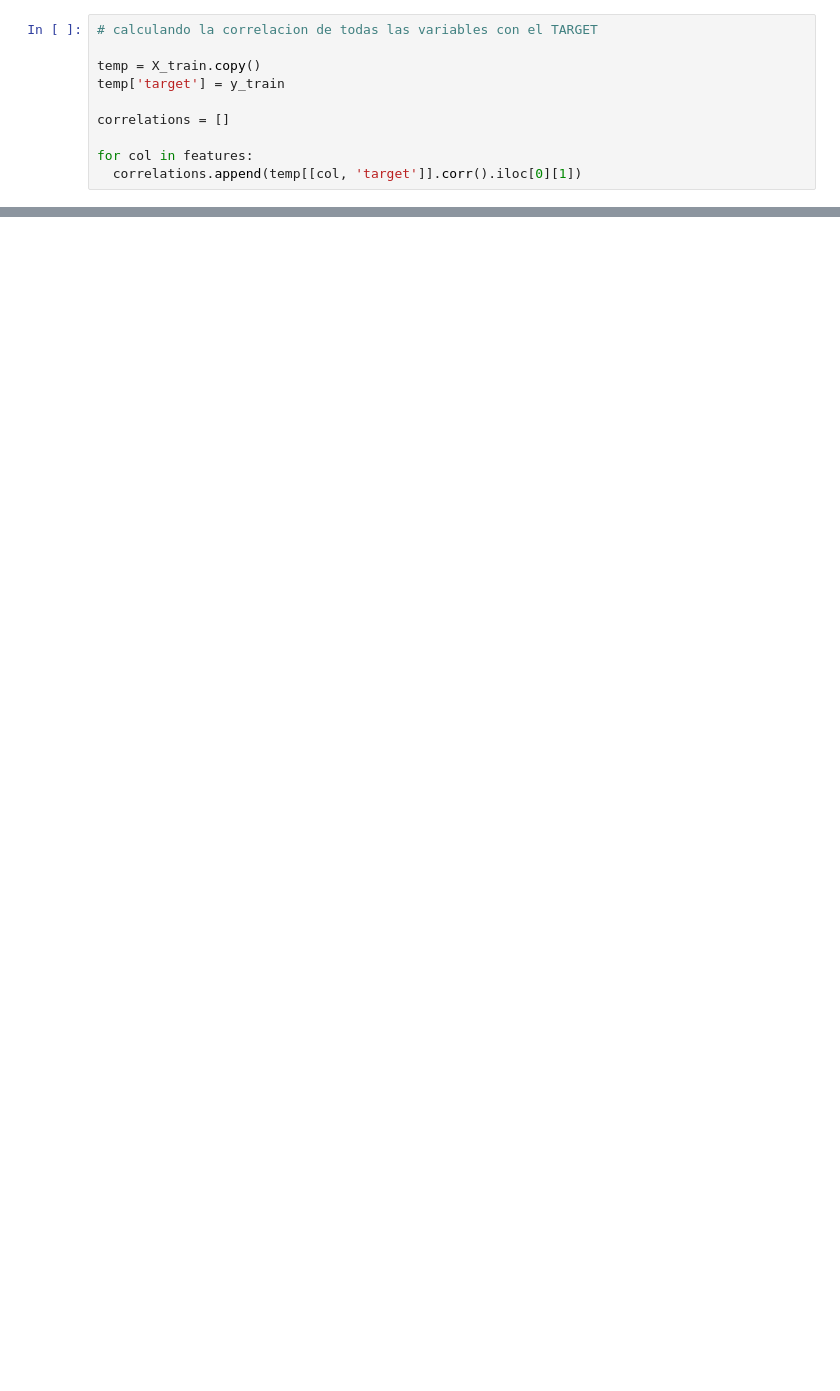
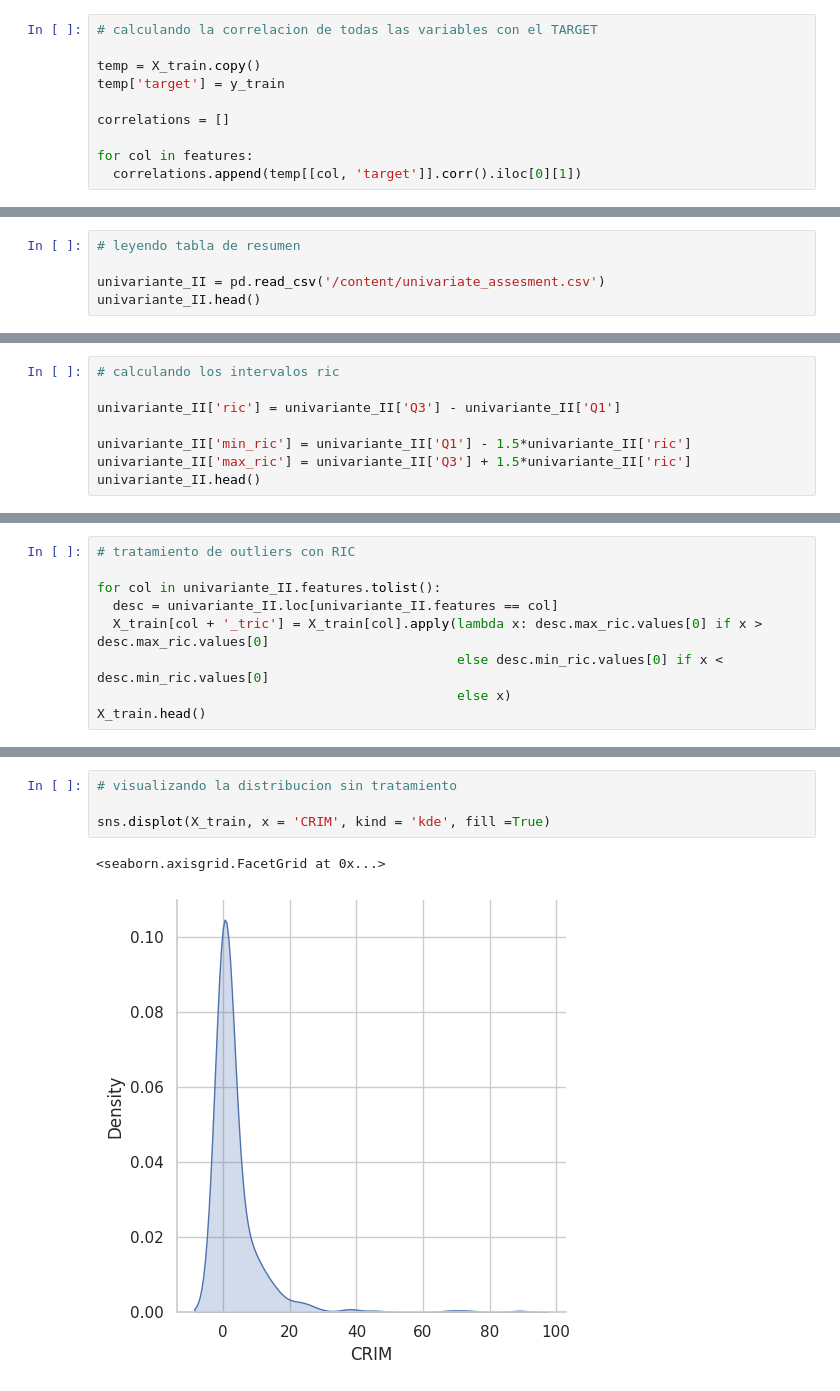
Before and after one commit to Delz1N/Especializacion-ML-DL-e-IA, a Jupyter notebook: ML,_DL_E_IA_DMC.ipynb, the cells around one changed output, grey strips where cells are left out. Drawn from its saved outputs; the diff is of its cells as text; blank space fills up the shorter version.

```diff
--- a/ML,_DL_E_IA_DMC.ipynb
+++ b/ML,_DL_E_IA_DMC.ipynb
@@ -1677,0 +1755,5 @@ pd.DataFrame({'features' : features,
+# %%
+# leyendo tabla de resumen
+
+univariante_II = pd.read_csv('/content/univariate_assesment.csv')
+univariante_II.head()
@@ -1677,0 +1769,8 @@ pd.DataFrame({'features' : features,
+# %%
+# calculando los intervalos ric
+
+univariante_II['ric'] = univariante_II['Q3'] - univariante_II['Q1']
+
+univariante_II['min_ric'] = univariante_II['Q1'] - 1.5*univariante_II['ric']
+univariante_II['max_ric'] = univariante_II['Q3'] + 1.5*univariante_II['ric']
+univariante_II.head()
@@ -1677,0 +1784,9 @@ pd.DataFrame({'features' : features,
+# %%
+# tratamiento de outliers con RIC
+
+for col in univariante_II.features.tolist():
+  desc = univariante_II.loc[univariante_II.features == col]
+  X_train[col + '_tric'] = X_train[col].apply(lambda x: desc.max_ric.values[0] if x > desc.max_ric.values[0]
+                                              else desc.min_ric.values[0] if x < desc.min_ric.values[0]
+                                              else x)
+X_train.head()
@@ -1677,0 +1801,7 @@ pd.DataFrame({'features' : features,
+# %%
+# visualizando la distribucion sin tratamiento
+
+sns.displot(X_train, x = 'CRIM', kind = 'kde', fill =True)
+# %% [output]
+<seaborn.axisgrid.FacetGrid at 0x...>
+[figure, added]
```
Also changed, not shown: parts of 33 cells of this notebook.
